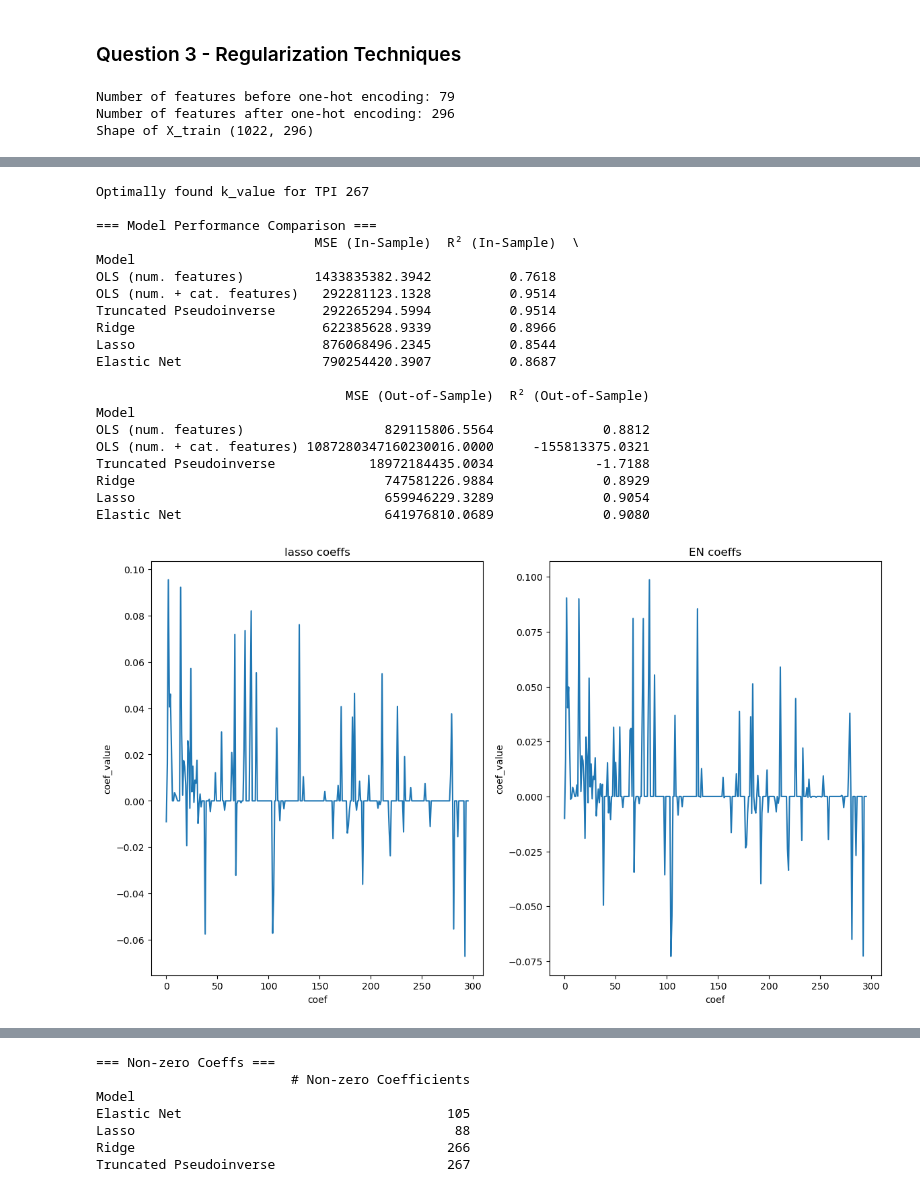
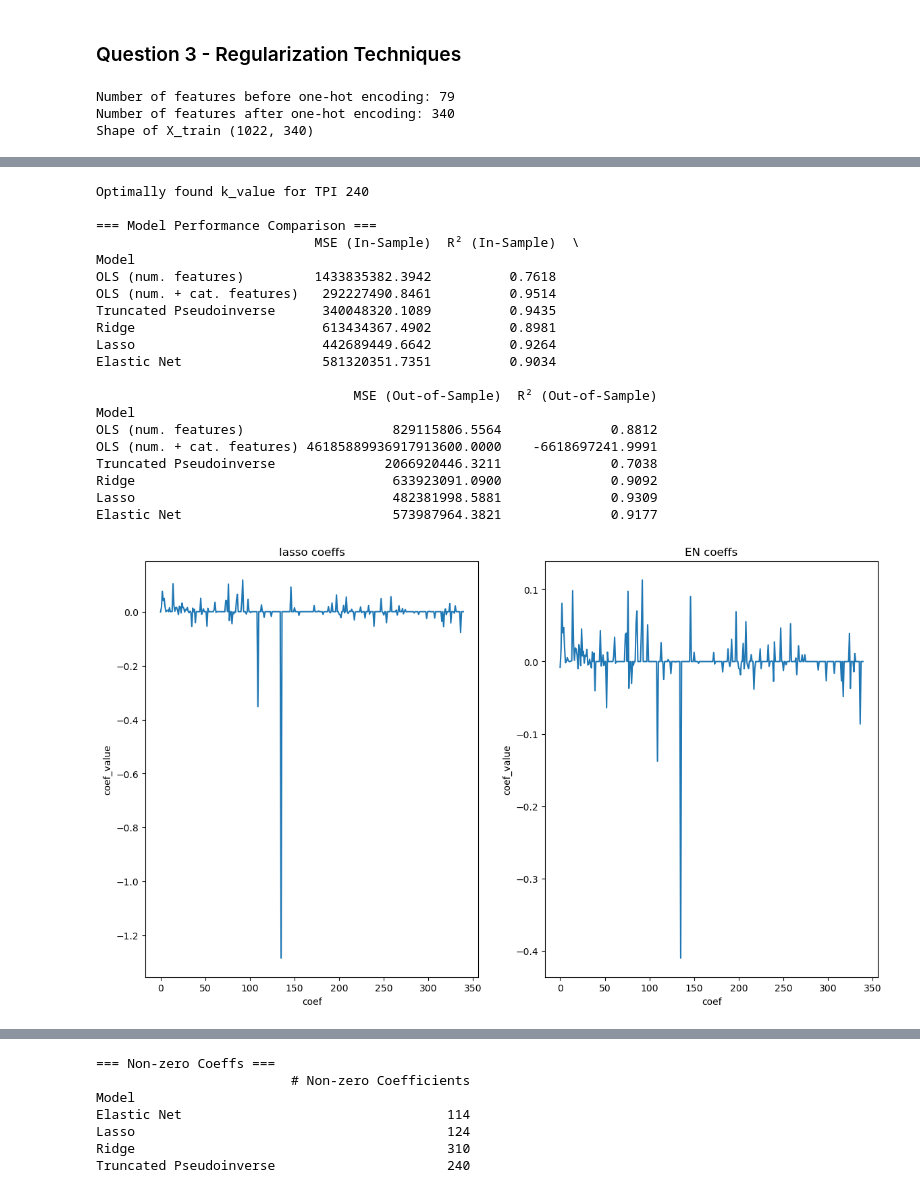
Before and after one commit to njohnson433/Machine-Learning-in-Finance-Insurance-HS25, a Jupyter notebook: project_1/pr1.ipynb, the cells around one changed output, grey strips where cells are left out. Cells and saved outputs as stored; diff of their text form; code cells hidden in the pictures.

Commit message:
fixed issue with RidgeCV and truncated pseudoinverse now also has a positive r2. OLS is still fucked

```diff
--- a/project_1/pr1.ipynb
+++ b/project_1/pr1.ipynb
@@ -259,6 +259,9 @@ na_valid_features = ['Alley', 'BsmtQual', 'BsmtCond', 'BsmtExposure', 'BsmtFinTy
 # Create new list where NA-valid features from categorical_features list is removed
 impute_features = [col for col in categorical_features if col not in na_valid_features]
 
+X_train = X_train.copy()
+X_test = X_test.copy()
+
 # replace missing values in X_train where necessary
 X_train[impute_features] = X_train[impute_features].fillna(X_train[impute_features].mode().iloc[0])
 X_train[numerical_features] = X_train[numerical_features].fillna(X_train[numerical_features].mean())
@@ -280,10 +283,10 @@ X_test[numerical_features]  = (X_test[numerical_features] - train_means) / train
 X_train_pre_one_hot = X_train
 
 # one-hot encode categorical features in X_train
-X_train = pd.get_dummies(X_train, dummy_na=True, columns=categorical_features, drop_first=True)
+X_train = pd.get_dummies(X_train, dummy_na=True, columns=categorical_features)
 
 # one-hot encode categorical features in X_Test
-X_test = pd.get_dummies(X_test, dummy_na=True, columns=categorical_features, drop_first=True)
+X_test = pd.get_dummies(X_test, dummy_na=True, columns=categorical_features)
 
 # ensure that X_test has the same columns as X_train
 X_test = X_test.reindex(columns=X_train.columns, fill_value=0)
@@ -414,7 +417,7 @@ import pandas as pd
 # encoding. With a relativley small dataset of only 1022 data points the large number of features at 296, when using one-hot encoding,
 # the ratio of data points to features is relativley small which can cause overfitting and drastically reduce the models ability to generalize.
 
-reg_ols = LinearRegression().fit(X_train,y_train_trans)
+reg_ols = LinearRegression(fit_intercept=True).fit(X_train,y_train_trans)
 
 y_pred_in_sample_ols = reg_ols.predict(X_train)
 y_pred_out_sample_ols = reg_ols.predict(X_test)
@@ -423,7 +426,7 @@ y_pred_out_sample_ols = reg_ols.predict(X_test)
 # so that these metrics are reported on the original SalePrice scale.
 
 y_pred_train_ols = np.expm1(y_pred_in_sample_ols)    # inverse of log1p
-# y_pred_test_ols = np.expm1(y_pred_out_sample_ols)
+y_pred_test_ols = np.expm1(y_pred_out_sample_ols)
 
 # for testing purpose to check if it's the only one causing an overflow
 y_pred_test_ols = y_pred_out_sample_ols
@@ -512,11 +515,12 @@ def cross_validate_tsvd(X, y, k_values, n_splits):
     return best_k, cv_errors
 
 # from the plot showing the SV we can see that we can focus our search for the optimal cut off value in the region where the magintude of the SV drops off sharply
-k_values = range(240, 280)
+k_values = range(240, 255)
 # best_k, errors = cross_validate_tsvd(X_train, y_train_trans, k_values, n_splits=8)
 
 # set the best_k to a specific value for testing
 best_k = 267
+best_k = 240
 
 print("Optimally found k_value for TPI", best_k)
 
@@ -729,7 +733,7 @@ print(results_df)
 # To find the optimal k value we can look at the magintude of the singular values and then run a cross validation around the component index where we see a strong decrease in the magnitude of the singular value
 
 ## Ridge: Ridge regression introduces a L2 penalty (also called L2 regularization) which is the sum of the squares of the model's coefficients. This penalty term reduces the size of large coefficients but keeps all features in the model.
-# It does not set coefficients exactly to zero. However, if some coefficients become extremely small due to strong regularization, they may be numerically rounded or represented as zero because of floating-point precision limits.
+# It does not set coefficients to zero.
 
 ## Lasso: Lasso regression addresses overfitting by adding an L1 penalty i.e sum of absolute coefficients to the model's loss function. This encourages some coefficients to become exactly zero helps in effectively removing less important features.
 # Lasso regression is therefore a sparsifier of the solution as it get's rid of any features which are irrelevant for the model.
@@ -742,5 +746,5 @@ print(results_df)
 #Explain how the strengths and limitations of the chosen method align with this problem structure.
 # %% [output]
 Number of features before one-hot encoding: 79
-Number of features after one-hot encoding: 296
-Shape of X_train (1022, 296)
+Number of features after one-hot encoding: 340
+Shape of X_train (1022, 340)
@@ -748,21 +752,21 @@ Shape of X_train (1022, 296)
-Optimally found k_value for TPI 267
+Optimally found k_value for TPI 240
 
 === Model Performance Comparison ===
                             MSE (In-Sample)  R² (In-Sample)  \
 Model
 OLS (num. features)         1433835382.3942          0.7618
-OLS (num. + cat. features)   292281123.1328          0.9514
-Truncated Pseudoinverse      292265294.5994          0.9514
-Ridge                        622385628.9339          0.8966
-Lasso                        876068496.2345          0.8544
-Elastic Net                  790254420.3907          0.8687
+OLS (num. + cat. features)   292227490.8461          0.9514
+Truncated Pseudoinverse      340048320.1089          0.9435
+Ridge                        613434367.4902          0.8981
+Lasso                        442689449.6642          0.9264
+Elastic Net                  581320351.7351          0.9034
 
-                                MSE (Out-of-Sample)  R² (Out-of-Sample)
+                                 MSE (Out-of-Sample)  R² (Out-of-Sample)
 Model
-OLS (num. features)                  829115806.5564              0.8812
-OLS (num. + cat. features) 1087280347160230016.0000     -155813375.0321
-Truncated Pseudoinverse            18972184435.0034             -1.7188
-Ridge                                747581226.9884              0.8929
-Lasso                                659946229.3289              0.9054
-Elastic Net                          641976810.0689              0.9080
+OLS (num. features)                   829115806.5564              0.8812
+OLS (num. + cat. features) 46185889936917913600.0000    -6618697241.9991
+Truncated Pseudoinverse              2066920446.3211              0.7038
+Ridge                                 633923091.0900              0.9092
+Lasso                                 482381998.5881              0.9309
+Elastic Net                           573987964.3821              0.9177
-[figure, old version]
+[figure, new version]
@@ -770,10 +774,10 @@ Elastic Net                          641976810.0689              0.9080
 === Non-zero Coeffs ===
                          # Non-zero Coefficients
 Model
-Elastic Net                                  105
-Lasso                                         88
-Ridge                                        266
-Truncated Pseudoinverse                      267
+Elastic Net                                  114
+Lasso                                        124
+Ridge                                        310
+Truncated Pseudoinverse                      240
 # %%
 print(np.size(nz_coef_ridge))
 print(np.size(coef_ridge))
```
Also changed, not shown: parts of 4 cells of this notebook.
